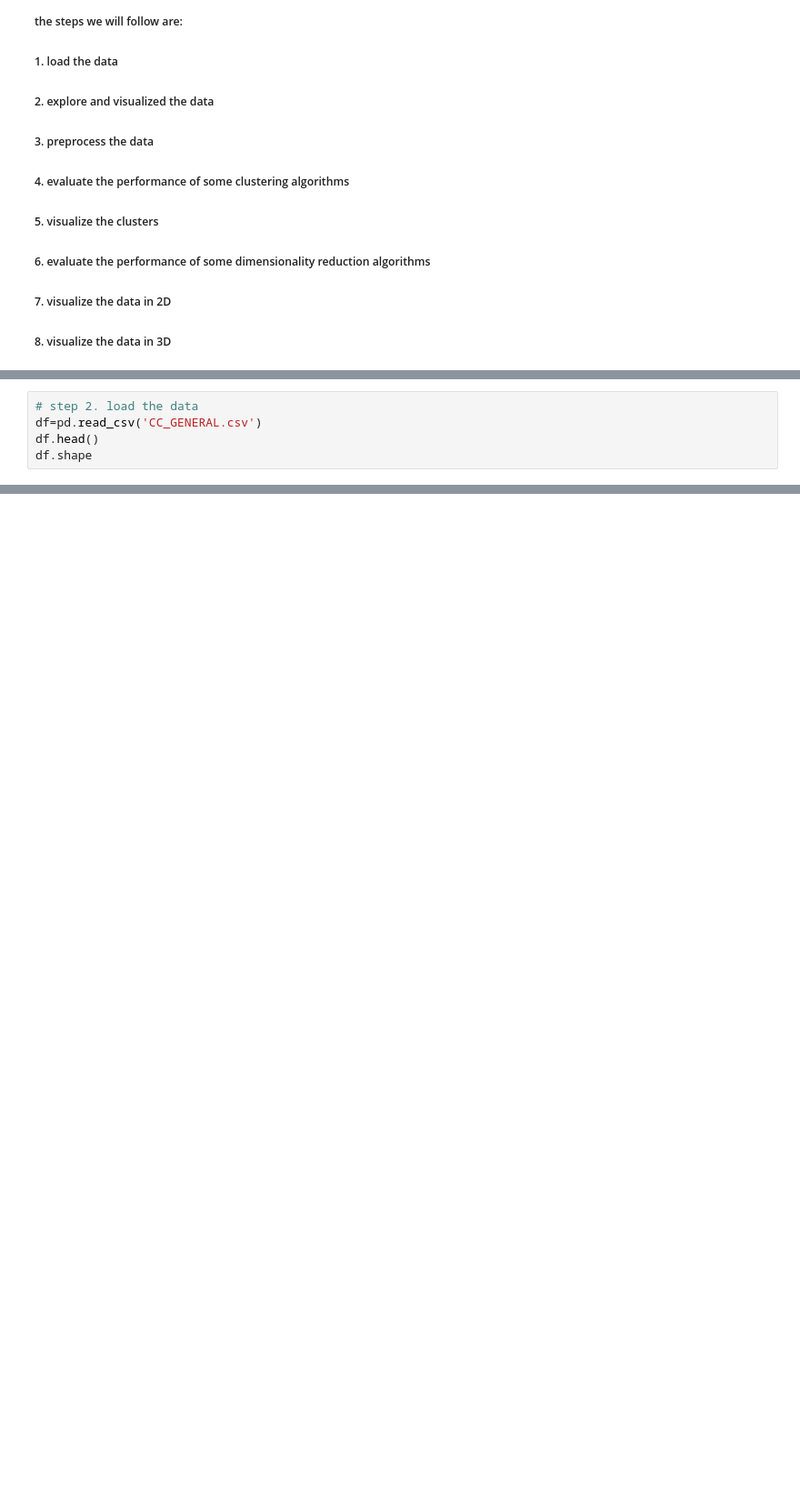
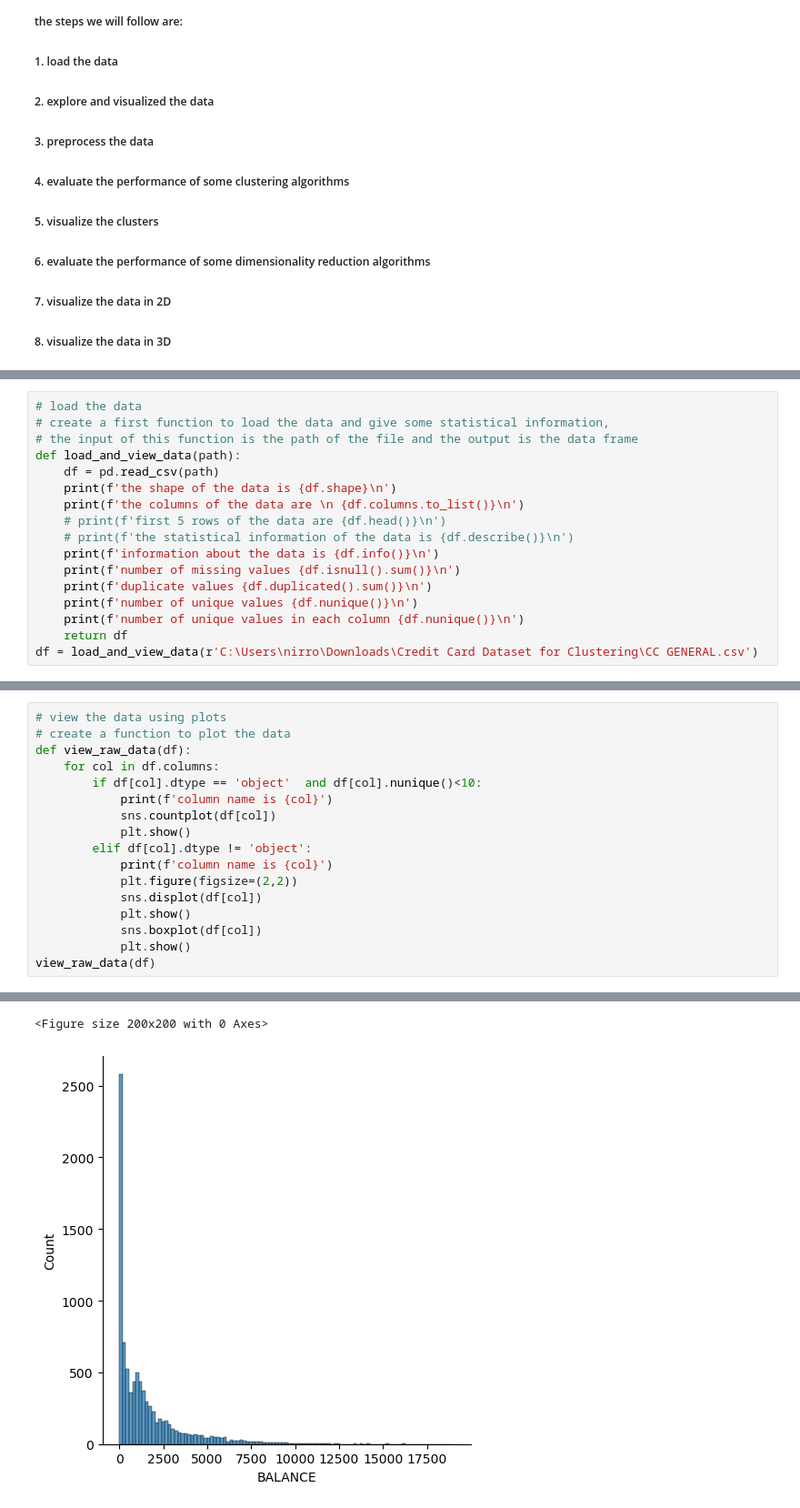
Before and after one commit to nirro88/learn_data_science_unsupervised_learning, a Jupyter notebook: first_notebook.ipynb, the cells around one changed output, grey strips where cells are left out. Shown at 91% size. Saved outputs shown, nothing was run; the diff lists cells and outputs as text; blank space fills up the shorter version.

Commit message:
add functions view_raw_data and load_and_view_data

```diff
--- a/first_notebook.ipynb
+++ b/first_notebook.ipynb
@@ -27,5 +27,17 @@ from sklearn.metrics import silhouette_score,
-# %%
-# step 2. load the data
-df=pd.read_csv('CC_GENERAL.csv')
-df.head()
-df.shape
+# %%
+# load the data
+# create a first function to load the data and give some statistical information,
+# the input of this function is the path of the file and the output is the data frame
+def load_and_view_data(path):
+    df = pd.read_csv(path)
+    print(f'the shape of the data is {df.shape}\n')
+    print(f'the columns of the data are \n {df.columns.to_list()}\n')
+    # print(f'first 5 rows of the data are {df.head()}\n')
+    # print(f'the statistical information of the data is {df.describe()}\n')
+    print(f'information about the data is {df.info()}\n')
+    print(f'number of missing values {df.isnull().sum()}\n')
+    print(f'duplicate values {df.duplicated().sum()}\n')
+    print(f'number of unique values {df.nunique()}\n')
+    print(f'number of unique values in each column {df.nunique()}\n')
+    return df
+df = load_and_view_data(r'C:\Users\nirro\Downloads\Credit Card Dataset for Clustering\CC GENERAL.csv')
@@ -31,0 +83,18 @@ df.shape
+# %%
+# view the data using plots
+# create a function to plot the data
+def view_raw_data(df):
+    for col in df.columns:
+        if df[col].dtype == 'object'  and df[col].nunique()<10:
+            print(f'column name is {col}')
+            sns.countplot(df[col])
+            plt.show()
+        elif df[col].dtype != 'object':
+            print(f'column name is {col}')
+            plt.figure(figsize=(2,2))
+            sns.displot(df[col])
+            plt.show()
+            sns.boxplot(df[col])
+            plt.show()
+view_raw_data(df)
+# %% [output]
@@ -31,0 +102,2 @@ df.shape
+<Figure size 200x200 with 0 Axes>
+[figure, added]
```
Also changed, not shown: parts of 5 cells of this notebook.
